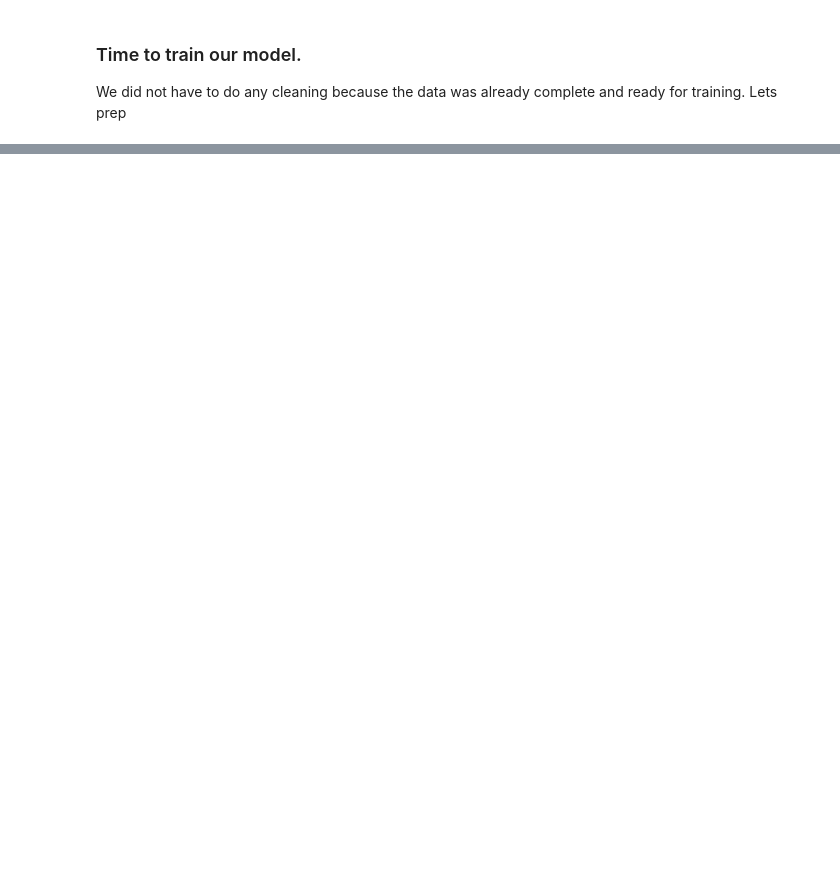
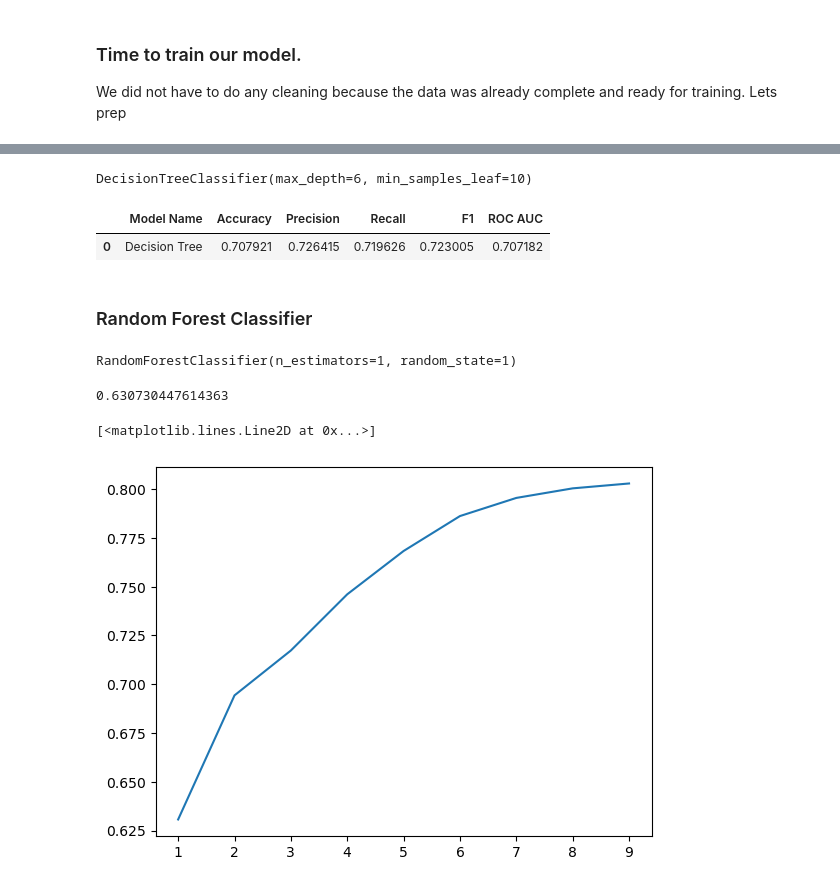
Before and after one commit to partapparam/loveThisSongModel, a Jupyter notebook: notebook.ipynb, the cells around one changed output, grey strips where cells are left out. Saved outputs shown, nothing was run; the diff lists cells and outputs as text; code cells hidden in the pictures; blank space fills up the shorter version.

Commit message:
setting up the 3 models for analysis

```diff
--- a/notebook.ipynb
+++ b/notebook.ipynb
@@ -262,0 +371,47 @@ df_train['target']
+# %%
+# Final Decision Tree Model
+dt = DecisionTreeClassifier(max_depth=6, min_samples_leaf=10)
+dt.fit(X_train, y_train)
+# %% [output]
+DecisionTreeClassifier(max_depth=6, min_samples_leaf=10)
+# %%
+dt_pred = dt.predict(X_val)
+dt_scores  = pd.DataFrame(data = [['Decision Tree',
+                            accuracy_score(y_val, dt_pred),
+                            precision_score(y_val, dt_pred),
+                            recall_score(y_val, dt_pred),
+                            f1_score(y_val, dt_pred),
+                            roc_auc_score(y_val, dt_pred)]],
+                         columns = ['Model Name','Accuracy','Precision','Recall','F1','ROC AUC'])
+dt_scores
+# %% [output]
+|  | Model Name | Accuracy | Precision | Recall | F1 | ROC AUC |
+| 0 | Decision Tree | 0.707921 | 0.726415 | 0.719626 | 0.723005 | 0.707182 |
+# %% [markdown]
+### Random Forest Classifier
+# %%
+rf = RandomForestClassifier(n_estimators=1, random_state=random_state)
+rf.fit(X_train, y_train)
+# %% [output]
+RandomForestClassifier(n_estimators=1, random_state=1)
+# %%
+y_pred = rf.predict_proba(X_val)[:,1]
+roc_auc_score(y_val, y_pred)
+# slightly higher than our first DT model, 2% increase. Lets fine tune and see what we can accomplish
+# %% [output]
+0.630730447614363
+# %%
+scores = []
+for n in range(1, 10, 1):
+    rf = RandomForestClassifier(n_estimators=n, random_state=1)
+    rf.fit(X_train, y_train)
+    y_pred = rf.predict_proba(X_val)[:,1]
+    auc = roc_auc_score(y_val, y_pred)
+    scores.append((n, round(auc,4)))
+df_scores = pd.DataFrame(scores, columns=['n_estimators', 'auc'])
+# %%
+plt.plot(df_scores.n_estimators, df_scores.auc)
+# big jump from 1 to 3, and we see an increate after 6-10. Lets set a different range
+# %% [output]
+[<matplotlib.lines.Line2D at 0x...>]
+[figure, added]
```
Also changed, not shown: parts of 55 cells of this notebook.
